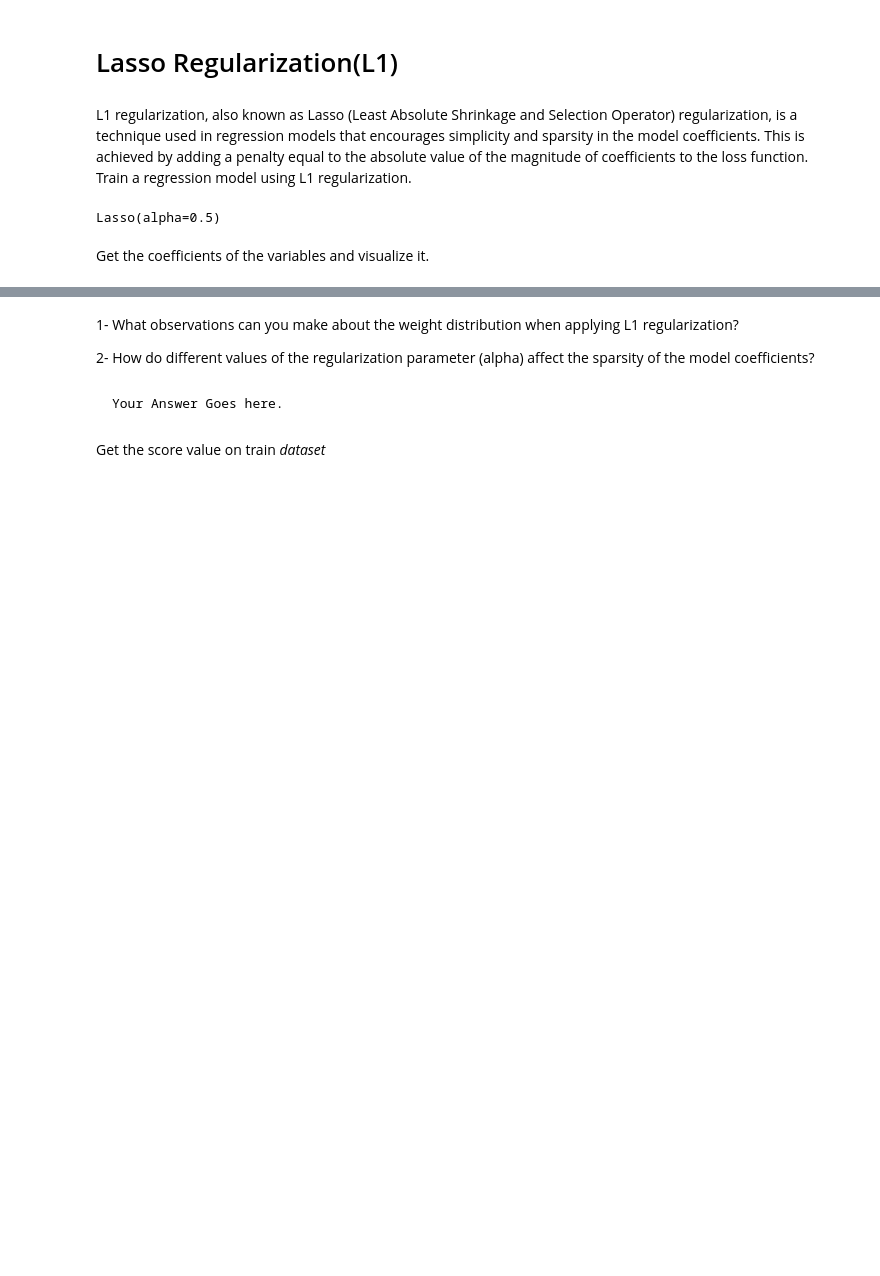
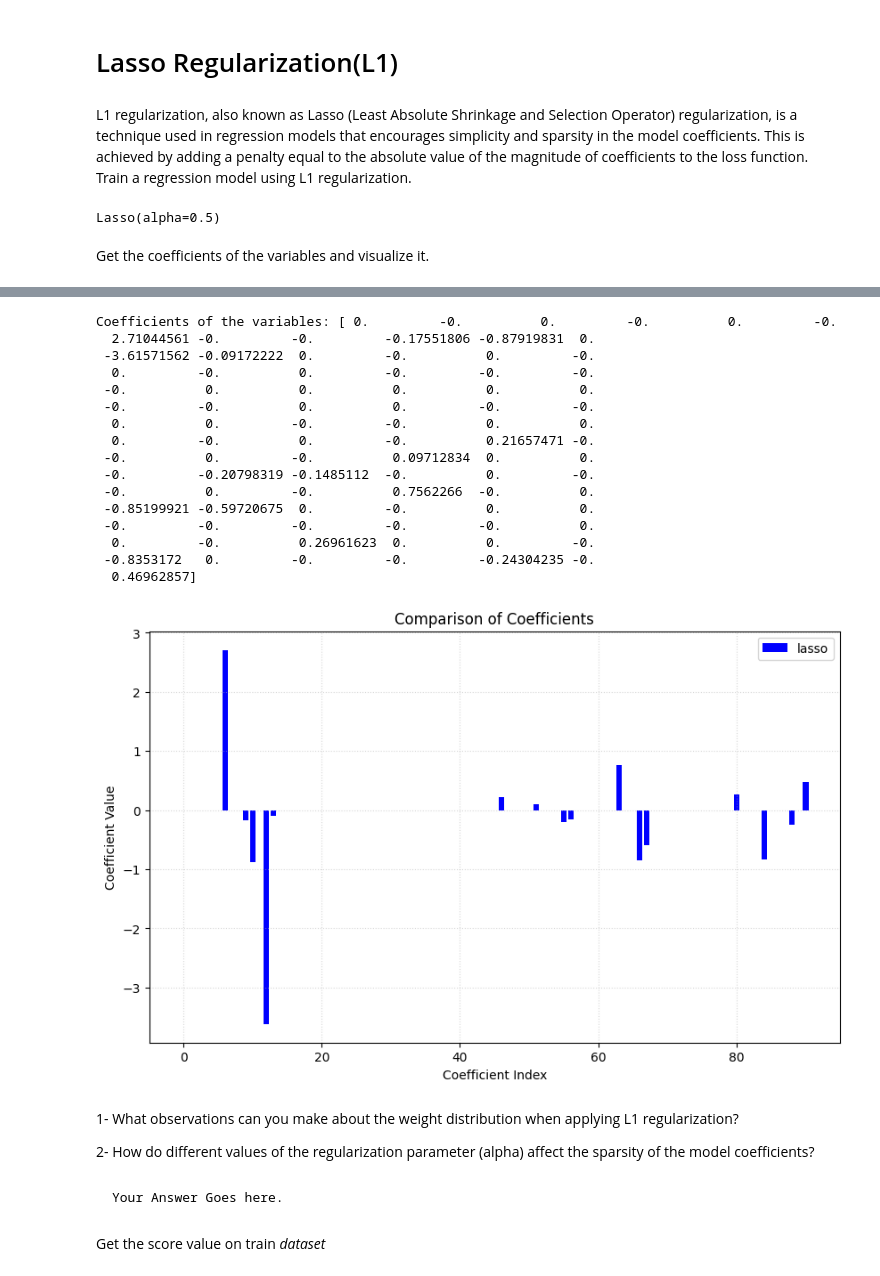
Before and after one commit to amirezzati/ml, a Jupyter notebook: homeworks/HW2/pract/Regularization.ipynb, the cells around one changed output, grey strips where cells are left out. Drawn from its saved outputs; the diff is of its cells as text; code cells hidden in the pictures; blank space fills up the shorter version.

```diff
--- a/homeworks/HW2/pract/Regularization.ipynb
+++ b/homeworks/HW2/pract/Regularization.ipynb
@@ -170,6 +284,8 @@ L1 regularization, also known as Lasso (Least Absolute Shrinkage and Selection O
 Train a regression model using L1 regularization.
 # %%
 # TODO: Use Lasso from sklearn library
+lasso = Lasso(alpha=0.5)
+lasso.fit(X_train, y_train)
 # %% [output]
 Lasso(alpha=0.5)
 # %% [markdown]
@@ -195,3 +293,33 @@ Coefficients of the variables: [-0.          0.         -0.          0.
+# %%
+coeffs = lasso.coef_
+print("Coefficients of the variables:", np.around(coeffs, 8))
+
+plt.figure(figsize=(10, 6))
+plt.bar(range(len(coeffs)), coeffs, width=0.8, color='blue', align='center', label='lasso')
+plt.xlabel('Coefficient Index')
+plt.ylabel('Coefficient Value')
+plt.title('Comparison of Coefficients')
+plt.grid(True, linestyle=':', alpha=0.5)
+plt.legend()
+plt.show()
+# %% [output]
+Coefficients of the variables: [ 0.         -0.          0.         -0.          0.         -0.
+  2.71044561 -0.         -0.         -0.17551806 -0.87919831  0.
+ -3.61571562 -0.09172222  0.         -0.          0.         -0.
+  0.         -0.          0.         -0.         -0.         -0.
+ -0.          0.          0.          0.          0.          0.
+ -0.         -0.          0.          0.         -0.         -0.
+  0.          0.         -0.         -0.          0.          0.
+  0.         -0.          0.         -0.          0.21657471 -0.
+ -0.          0.         -0.          0.09712834  0.          0.
+ -0.         -0.20798319 -0.1485112  -0.          0.         -0.
+ -0.          0.         -0.          0.7562266  -0.          0.
+ -0.85199921 -0.59720675  0.         -0.          0.          0.
+ -0.         -0.         -0.         -0.         -0.          0.
+  0.         -0.          0.26961623  0.          0.         -0.
+ -0.8353172   0.         -0.         -0.         -0.24304235 -0.
+  0.46962857]
+[figure, added]
 # %% [markdown]
 1- What observations can you make about the weight distribution when applying L1 regularization?
 
```
Also changed, not shown: parts of 34 cells of this notebook.
